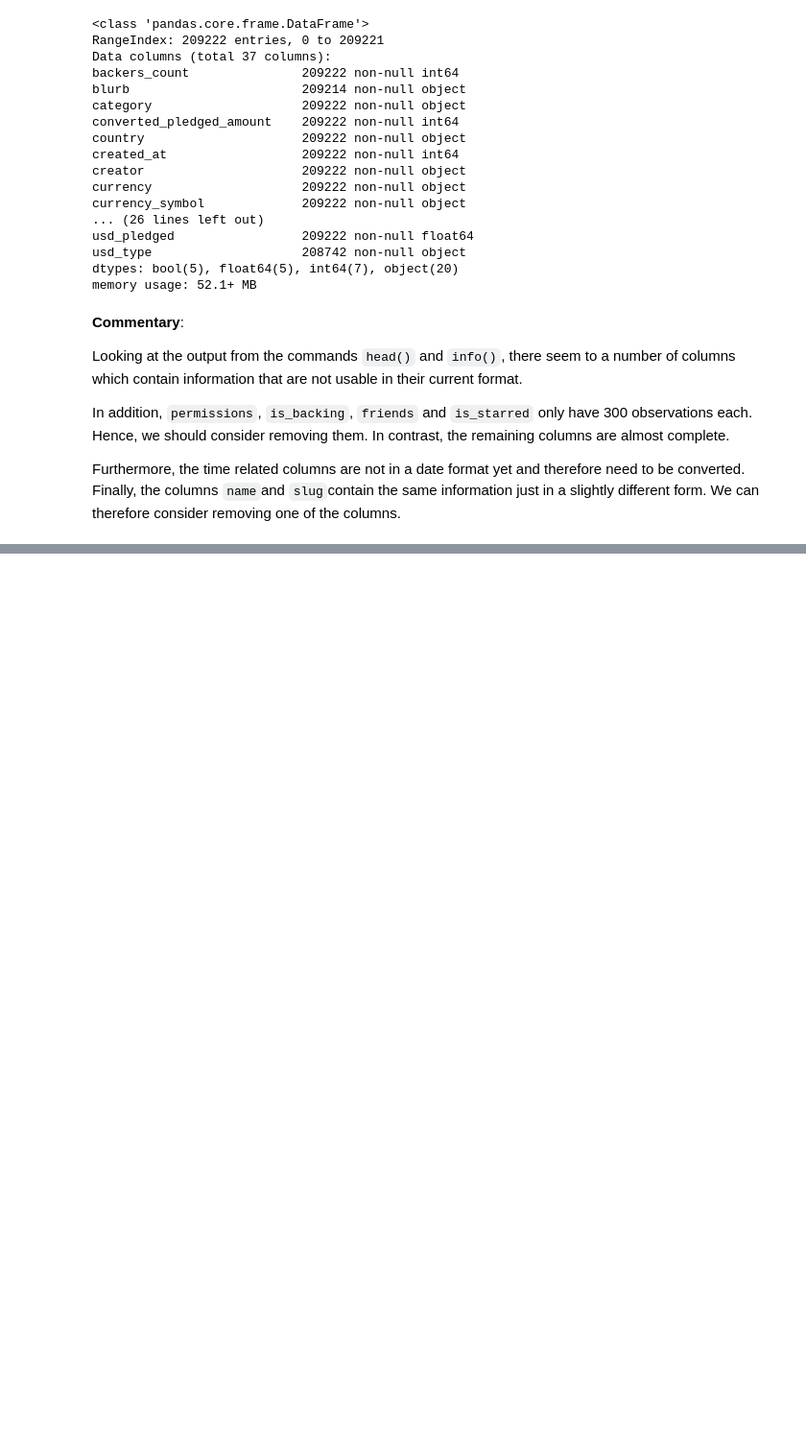
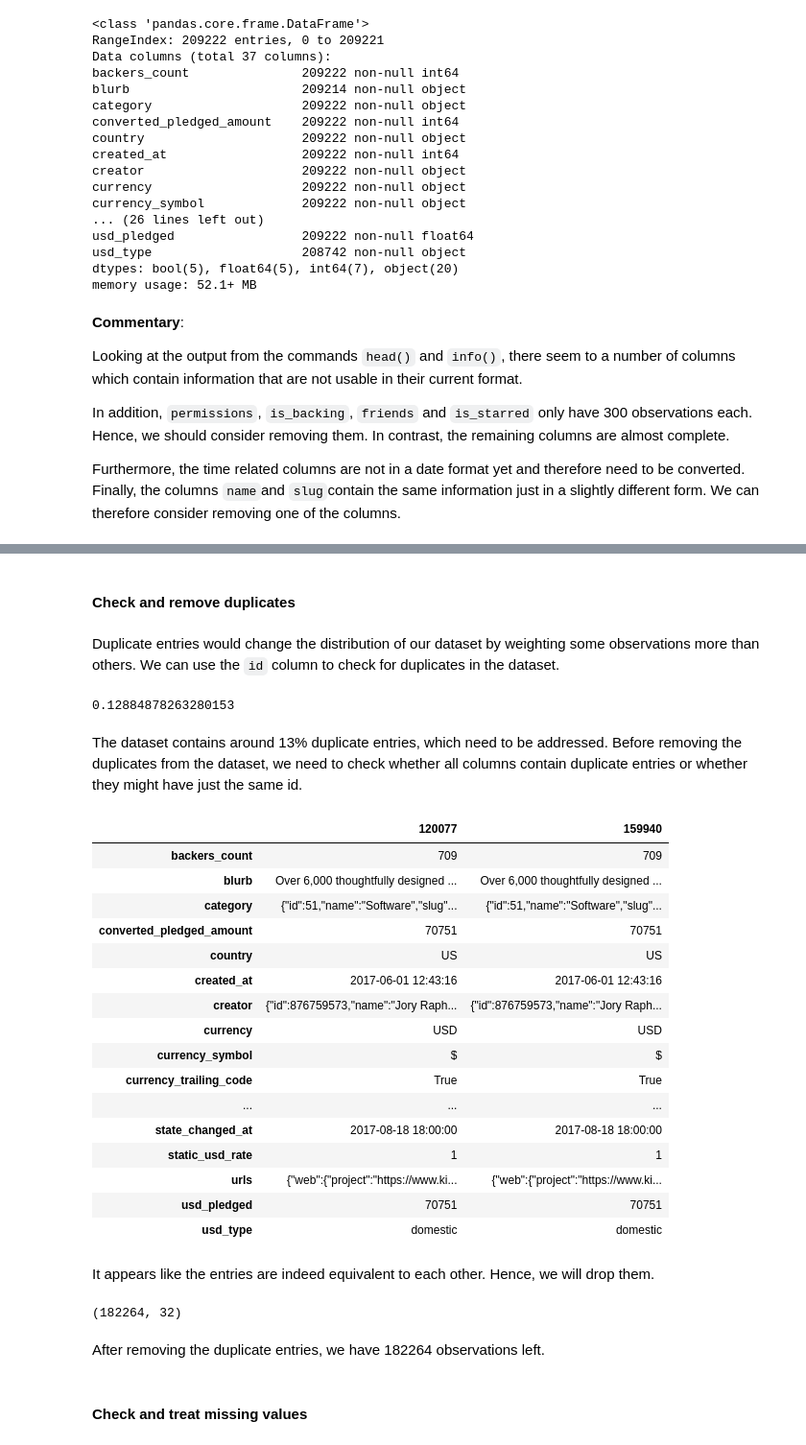
Before and after one commit to Toseidel/Kickstarter-Project, a Jupyter notebook: Kickstarter_Project.ipynb, the cells around one changed output, grey strips where cells are left out. Shown at 96% size. Drawn from its saved outputs; the diff is of its cells as text; code cells hidden in the pictures; blank space fills up the shorter version.

```diff
--- a/Kickstarter_Project.ipynb
+++ b/Kickstarter_Project.ipynb
@@ -486,0 +238,34 @@ df2.shape
+# %% [markdown]
+#### Check and remove duplicates
+# %% [markdown]
+Duplicate entries would change the distribution of our dataset by weighting some observations more than others. We can use the `id` column to check for duplicates in the dataset.
+# %%
+df.duplicated(subset='id', keep='first').sum()/len(df['id'])
+# %% [output]
+0.12884878263280153
+# %% [markdown]
+The dataset contains around 13% duplicate entries, which need to be addressed. Before removing the duplicates from the dataset, we need to check whether all columns contain duplicate entries or whether they might have just the same id.
+# %%
+df_duplicates = df[df.duplicated(['id'], keep = False)]
+# %%
+df_duplicates.sort_values(by="id").tail(2).T
+# %% [output]
+|  | 120077 | 159940 |
+| backers_count | 709 | 709 |
+| blurb | Over 6,000 thoughtfully designed ... | Over 6,000 thoughtfully designed ... |
+| category | {"id":51,"name":"Software","slug"... | {"id":51,"name":"Software","slug"... |
+| converted_pledged_amount | 70751 | 70751 |
+| country | US | US |
+| created_at | 2017-06-01 12:43:16 | 2017-06-01 12:43:16 |
+| creator | {"id":876759573,"name":"Jory Raph... | {"id":876759573,"name":"Jory Raph... |
+| currency | USD | USD |
+| currency_symbol | $ | $ |
+| currency_trailing_code | True | True |
+| ... | ... | ... |
+| state_changed_at | 2017-08-18 18:00:00 | 2017-08-18 18:00:00 |
+| static_usd_rate | 1 | 1 |
+| urls | {"web":{"project":"https://www.ki... | {"web":{"project":"https://www.ki... |
+| usd_pledged | 70751 | 70751 |
+| usd_type | domestic | domestic |
+# %% [markdown]
+It appears like the entries are indeed equivalent to each other. Hence, we will drop them.
@@ -486,0 +274,8 @@ df2.shape
+# %%
+df.shape
+# %% [output]
+(182264, 32)
+# %% [markdown]
+After removing the duplicate entries, we have 182264 observations left.
+# %% [markdown]
+#### Check and treat missing values
```
Also changed, not shown: parts of 50 cells of this notebook.
